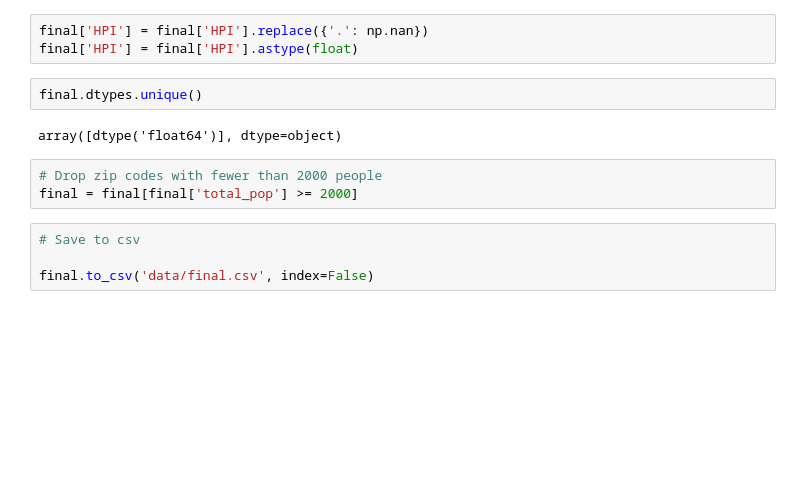
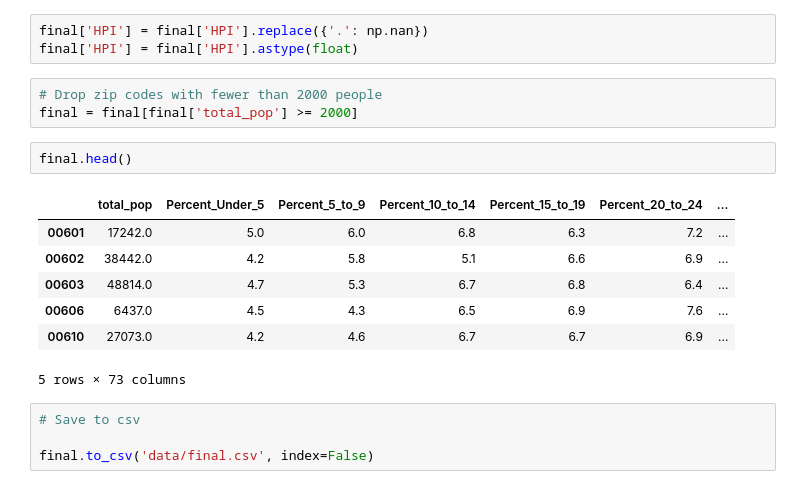
Before and after one commit to MLondon1027/Relocation_Recommender_System, a Jupyter notebook: Real_Estate_Recommender.ipynb, the cells around one changed output. Drawn from its saved outputs; the diff is of its cells as text; blank space fills up the shorter version.

```diff
--- a/Real_Estate_Recommender.ipynb
+++ b/Real_Estate_Recommender.ipynb
@@ -663,13 +651,19 @@ final['Median_Renter_HH_Income'] = final['Median_Renter_HH_Income'].astype(float
 # %%
 final['HPI'] = final['HPI'].replace({'.': np.nan})
 final['HPI'] = final['HPI'].astype(float)
-# %%
-final.dtypes.unique()
-# %% [output]
-array([dtype('float64')], dtype=object)
 # %%
 # Drop zip codes with fewer than 2000 people
 final = final[final['total_pop'] >= 2000]
+# %%
+final.head()
+# %% [output]
+|  | total_pop | Percent_Under_5 | Percent_5_to_9 | Percent_10_to_14 | Percent_15_to_19 | Percent_20_to_24 | ... |
+| 00601 | 17242.0 | 5.0 | 6.0 | 6.8 | 6.3 | 7.2 | ... |
+| 00602 | 38442.0 | 4.2 | 5.8 | 5.1 | 6.6 | 6.9 | ... |
+| 00603 | 48814.0 | 4.7 | 5.3 | 6.7 | 6.8 | 6.4 | ... |
+| 00606 | 6437.0 | 4.5 | 4.3 | 6.5 | 6.9 | 7.6 | ... |
+| 00610 | 27073.0 | 4.2 | 4.6 | 6.7 | 6.7 | 6.9 | ... |
+5 rows × 73 columns
 # %%
 # Save to csv
 
```
Also changed, not shown: parts of 56 cells of this notebook.
